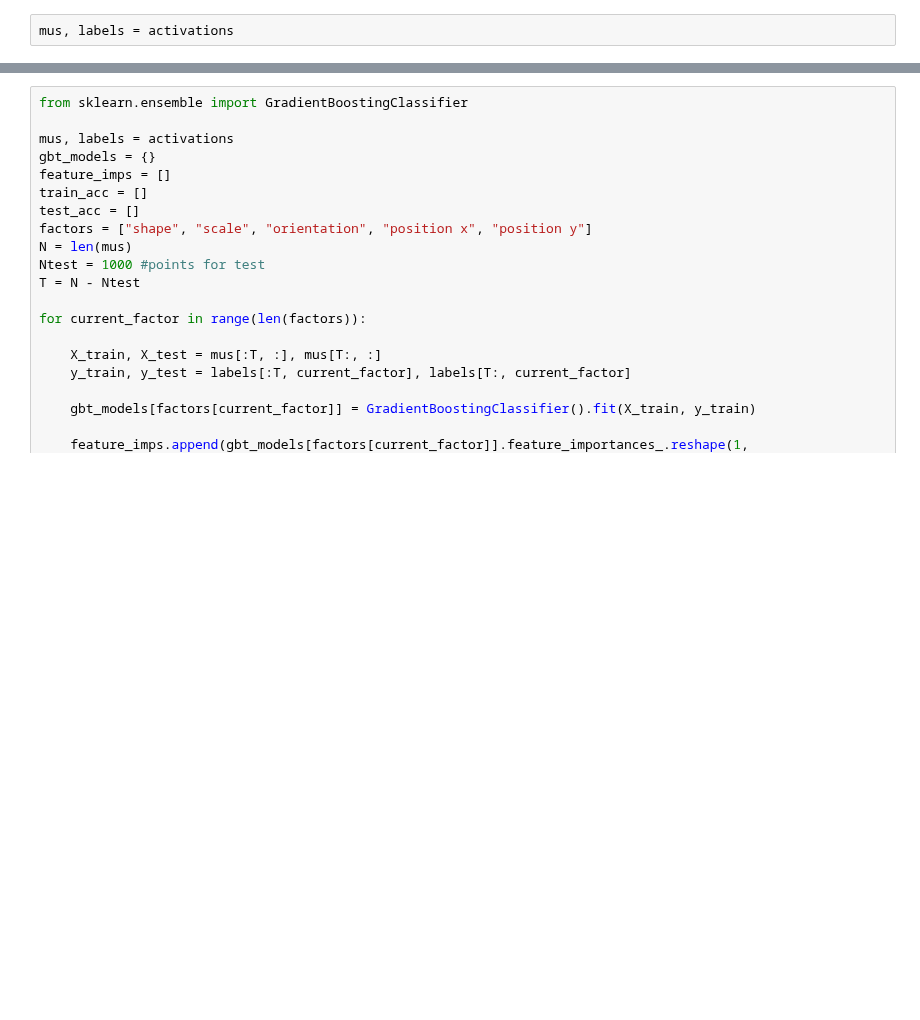
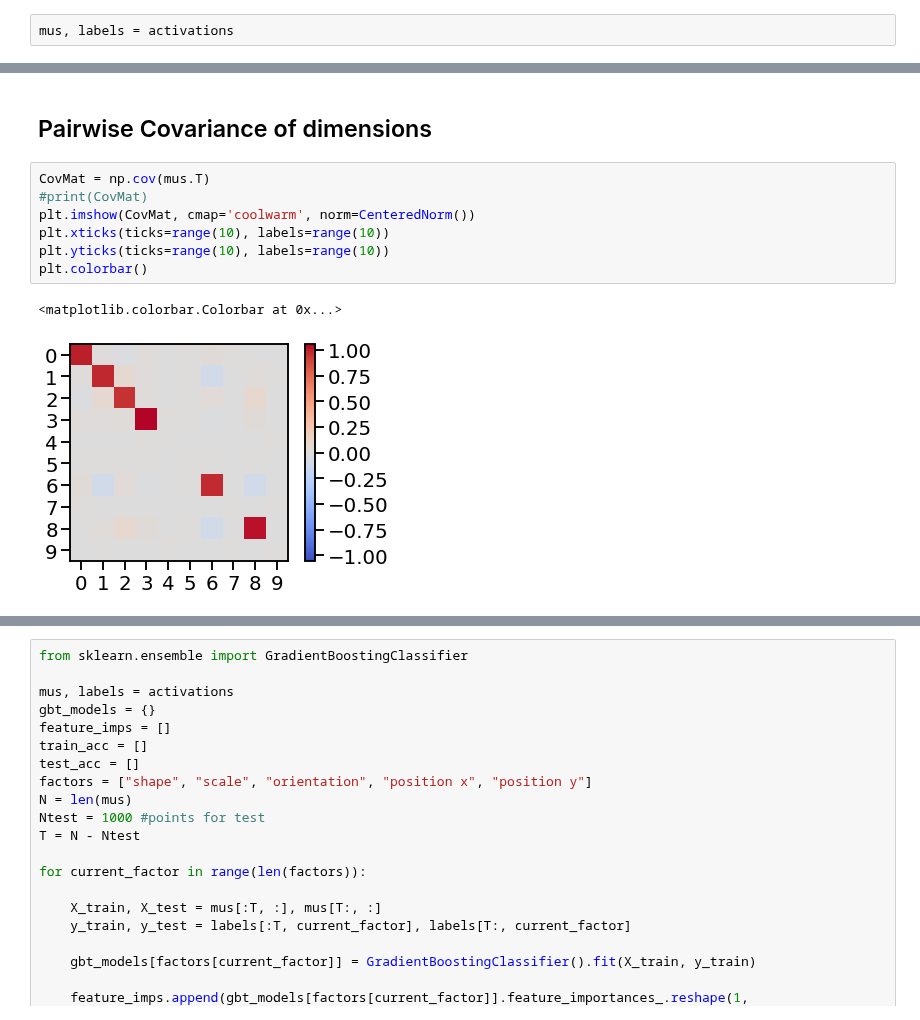
Before and after one commit to muhammadyaseen/vae-disentanglement, a Jupyter notebook: notebooks/PerturbationTesting.ipynb, the cells around one changed output, grey strips where cells are left out. Drawn from its saved outputs; the diff is of its cells as text; blank space fills up the shorter version.

```diff
--- a/notebooks/PerturbationTesting.ipynb
+++ b/notebooks/PerturbationTesting.ipynb
@@ -158,0 +119,12 @@ len(mus), len(labels), type(model)
+# %% [markdown]
+## Pairwise Covariance of dimensions
+# %%
+CovMat = np.cov(mus.T)
+#print(CovMat)
+plt.imshow(CovMat, cmap='coolwarm', norm=CenteredNorm())
+plt.xticks(ticks=range(10), labels=range(10))
+plt.yticks(ticks=range(10), labels=range(10))
+plt.colorbar()
+# %% [output]
+<matplotlib.colorbar.Colorbar at 0x...>
+[figure, added]
```
Also changed, not shown: parts of 30 cells of this notebook, 7 other files.
